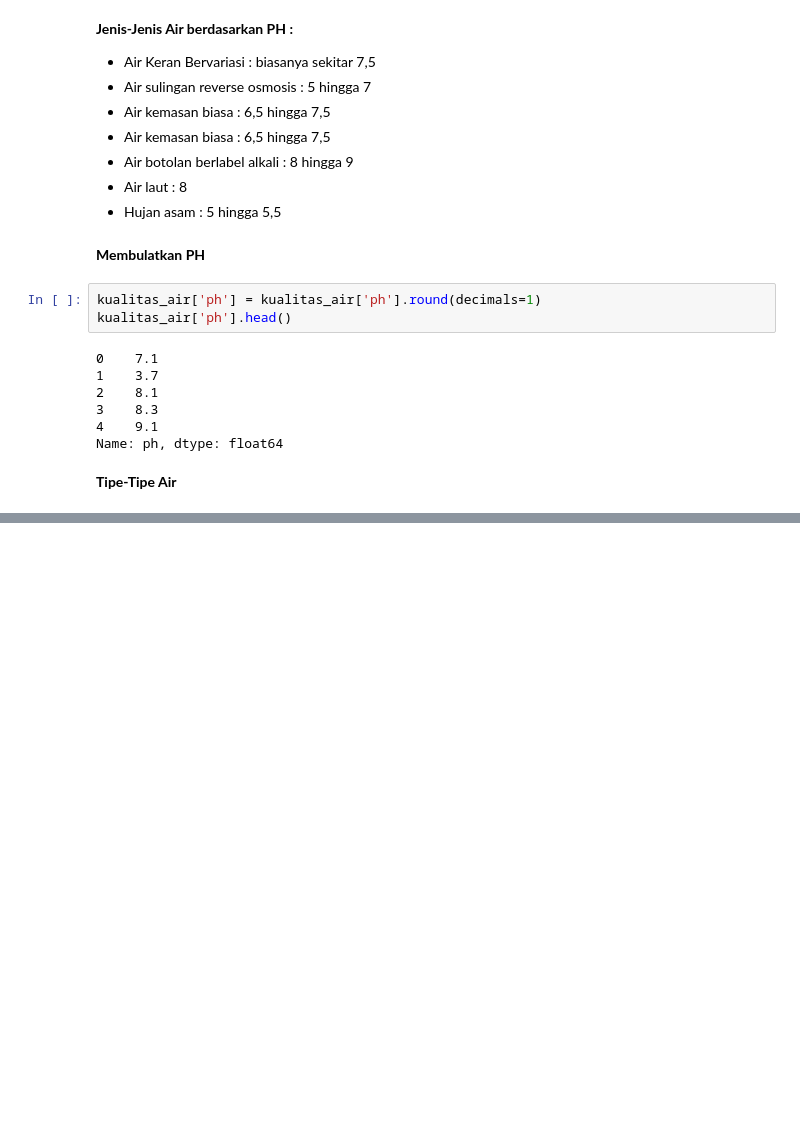
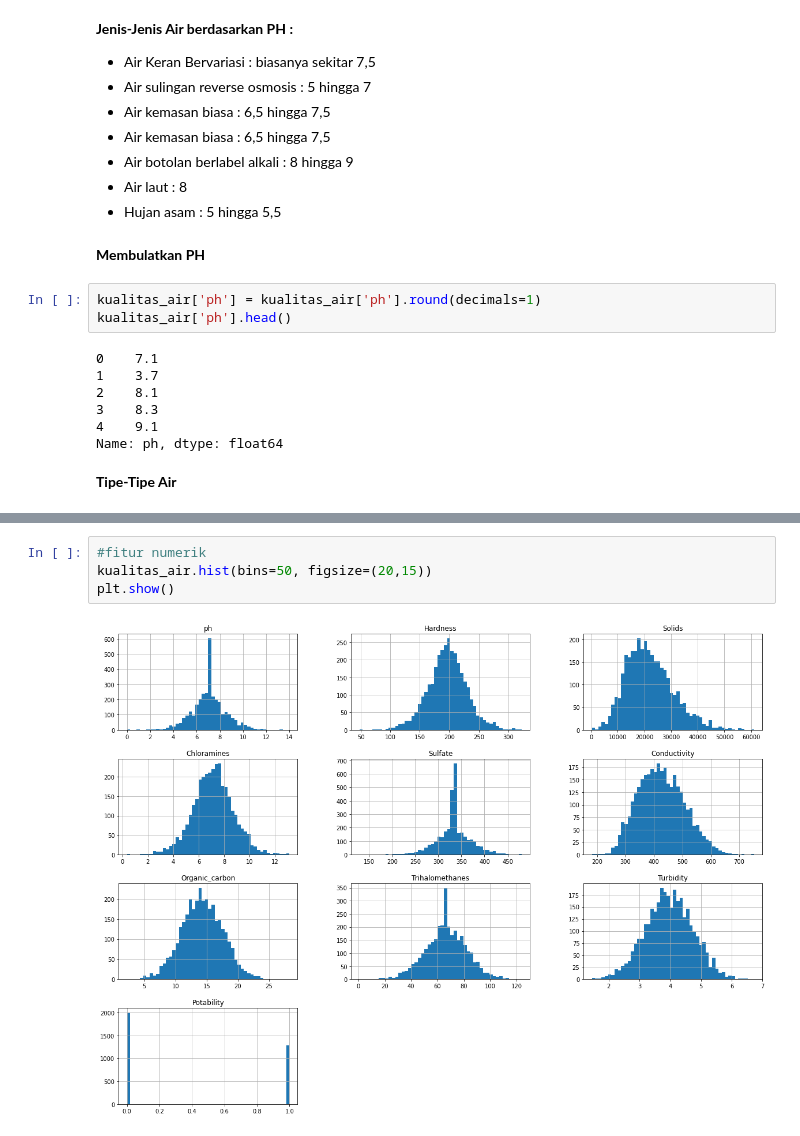
Before and after one commit to MuhamdIlyas/capstone, a Jupyter notebook: MachineLearning/Capstone.ipynb, the cells around one changed output, grey strips where cells are left out. Saved outputs shown, nothing was run; the diff lists cells and outputs as text; blank space fills up the shorter version.

```diff
--- a/MachineLearning/Capstone.ipynb
+++ b/MachineLearning/Capstone.ipynb
@@ -282,0 +349,6 @@ See the caveats in the documentation: https://pandas.pydata.org/pandas-docs/stab
+# %%
+#fitur numerik
+kualitas_air.hist(bins=50, figsize=(20,15))
+plt.show()
+# %% [output]
+[figure, added]
```
Also changed, not shown: parts of 17 cells of this notebook.
